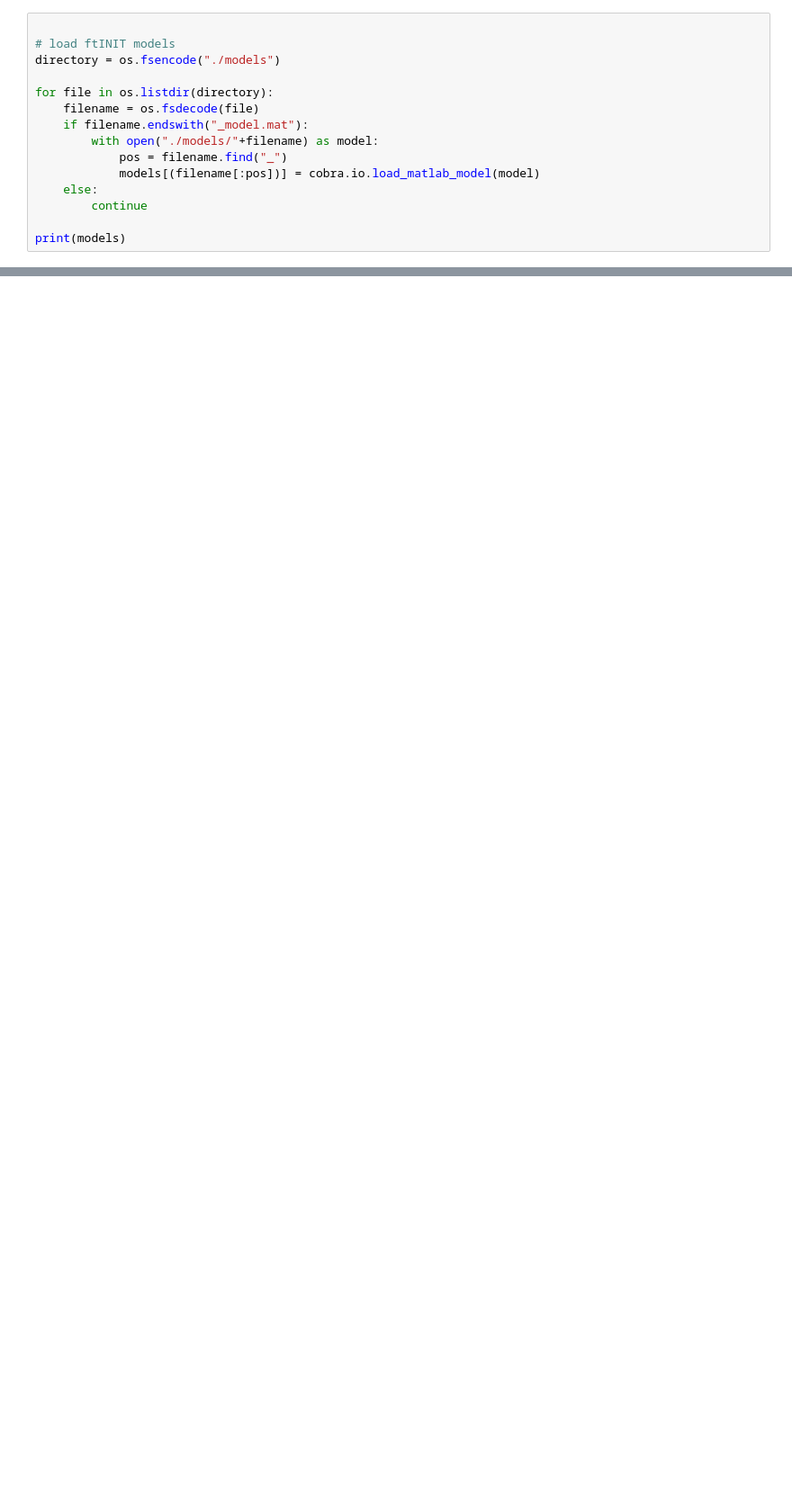
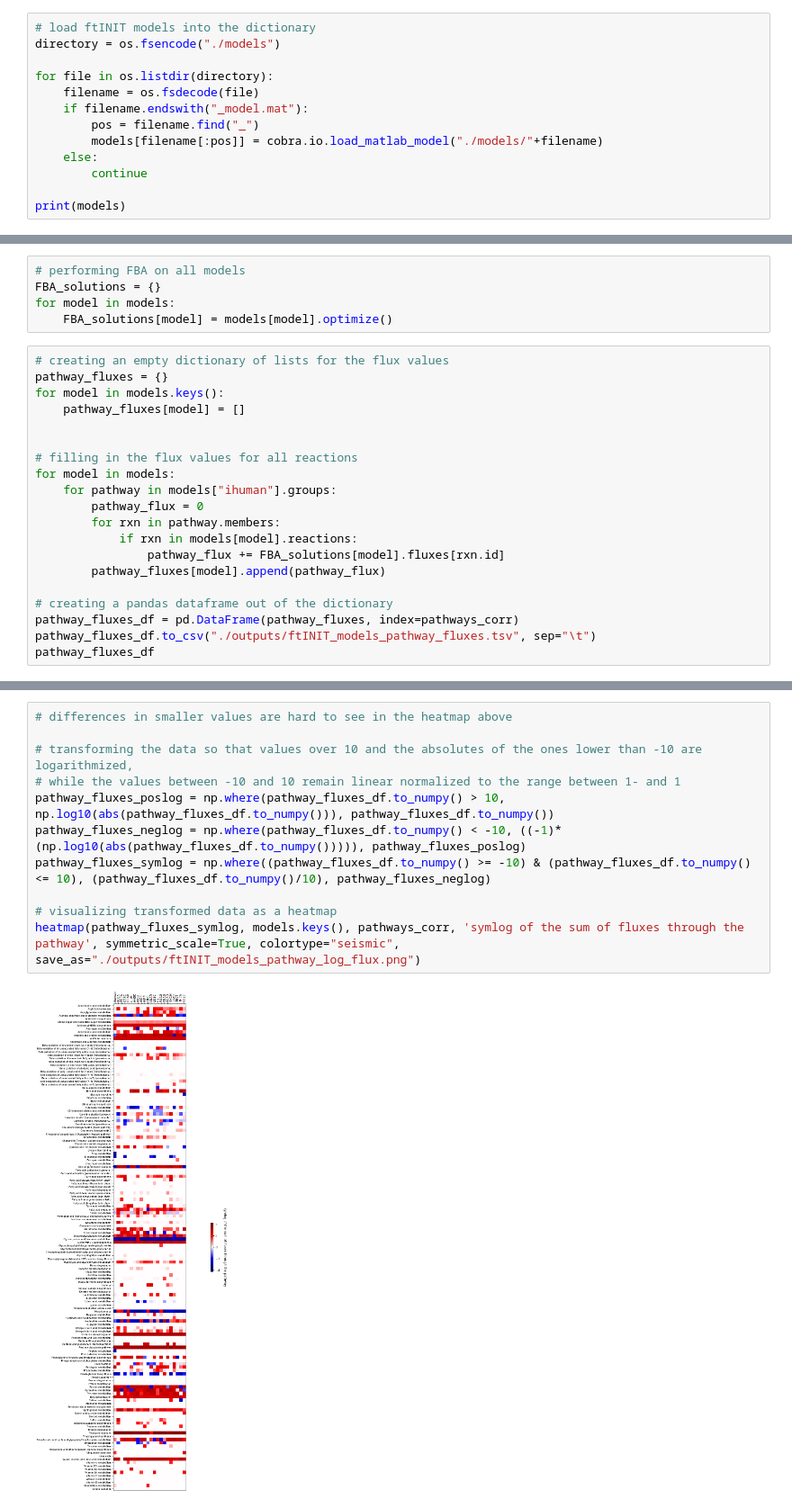
Before and after one commit to Philip-Mundt/thesis_scripts, a Jupyter notebook: ftINIT_model_comparison.ipynb, the cells around one changed output, grey strips where cells are left out. Shown at 90% size. Drawn from its saved outputs; the diff is of its cells as text; blank space fills up the shorter version.

Commit message:
flux pathway comparison

```diff
--- a/ftINIT_model_comparison.ipynb
+++ b/ftINIT_model_comparison.ipynb
@@ -11,15 +13,13 @@ models = {}
 models["ihuman"] = cobra.io.load_matlab_model("./models/Human-GEM.mat")
 # %%
-
-# load ftINIT models
+# load ftINIT models into the dictionary
 directory = os.fsencode("./models")
 
 for file in os.listdir(directory):
     filename = os.fsdecode(file)
     if filename.endswith("_model.mat"):
-        with open("./models/"+filename) as model:
-            pos = filename.find("_")
-            models[(filename[:pos])] = cobra.io.load_matlab_model(model)
+        pos = filename.find("_")
+        models[filename[:pos]] = cobra.io.load_matlab_model("./models/"+filename)
     else:
         continue
 
@@ -87,0 +205,25 @@ octane oxidation
+# %%
+# performing FBA on all models
+FBA_solutions = {}
+for model in models:
+    FBA_solutions[model] = models[model].optimize()
+# %%
+# creating an empty dictionary of lists for the flux values
+pathway_fluxes = {}
+for model in models.keys():
+    pathway_fluxes[model] = []
+
+
+# filling in the flux values for all reactions
+for model in models:
+    for pathway in models["ihuman"].groups:
+        pathway_flux = 0
+        for rxn in pathway.members:
+            if rxn in models[model].reactions:
+                pathway_flux += FBA_solutions[model].fluxes[rxn.id]
+        pathway_fluxes[model].append(pathway_flux)
+
+# creating a pandas dataframe out of the dictionary
+pathway_fluxes_df = pd.DataFrame(pathway_fluxes, index=pathways_corr)
+pathway_fluxes_df.to_csv("./outputs/ftINIT_models_pathway_fluxes.tsv", sep="\t")
+pathway_fluxes_df
@@ -87,0 +249,13 @@ octane oxidation
+# %%
+# differences in smaller values are hard to see in the heatmap above
+
+# transforming the data so that values over 10 and the absolutes of the ones lower than -10 are logarithmized,
+# while the values between -10 and 10 remain linear normalized to the range between 1- and 1
+pathway_fluxes_poslog = np.where(pathway_fluxes_df.to_numpy() > 10, np.log10(abs(pathway_fluxes_df.to_numpy())), pathway_fluxes_df.to_numpy())
+pathway_fluxes_neglog = np.where(pathway_fluxes_df.to_numpy() < -10, ((-1)*(np.log10(abs(pathway_fluxes_df.to_numpy())))), pathway_fluxes_poslog)
+pathway_fluxes_symlog = np.where((pathway_fluxes_df.to_numpy() >= -10) & (pathway_fluxes_df.to_numpy() <= 10), (pathway_fluxes_df.to_numpy()/10), pathway_fluxes_neglog)
+
+# visualizing transformed data as a heatmap
+heatmap(pathway_fluxes_symlog, models.keys(), pathways_corr, 'symlog of the sum of fluxes through the pathway', symmetric_scale=True, colortype="seismic", save_as="./outputs/ftINIT_models_pathway_log_flux.png")
+# %% [output]
+[figure, added]
```
Also changed, not shown: parts of 25 cells of this notebook, 31 other files.
